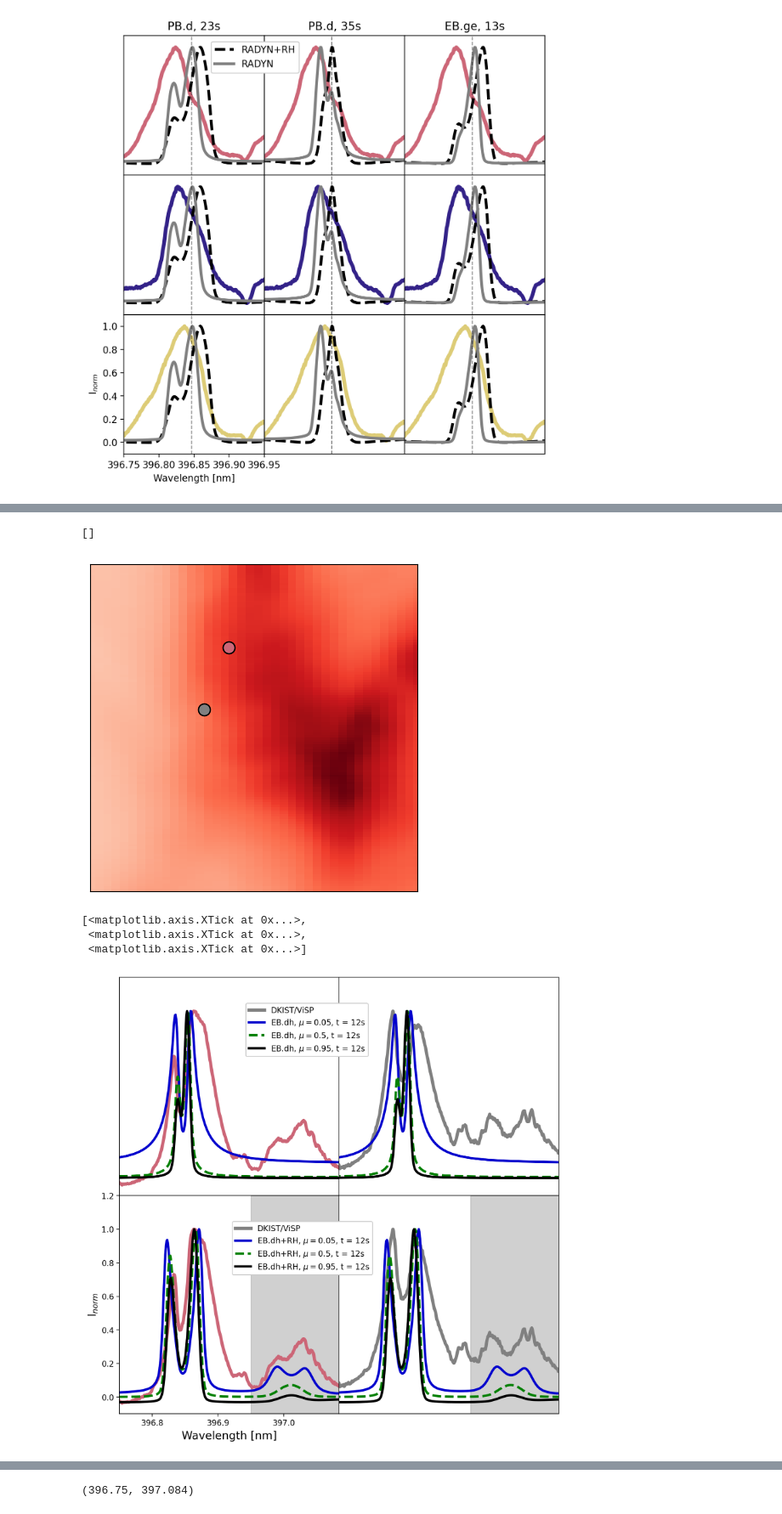
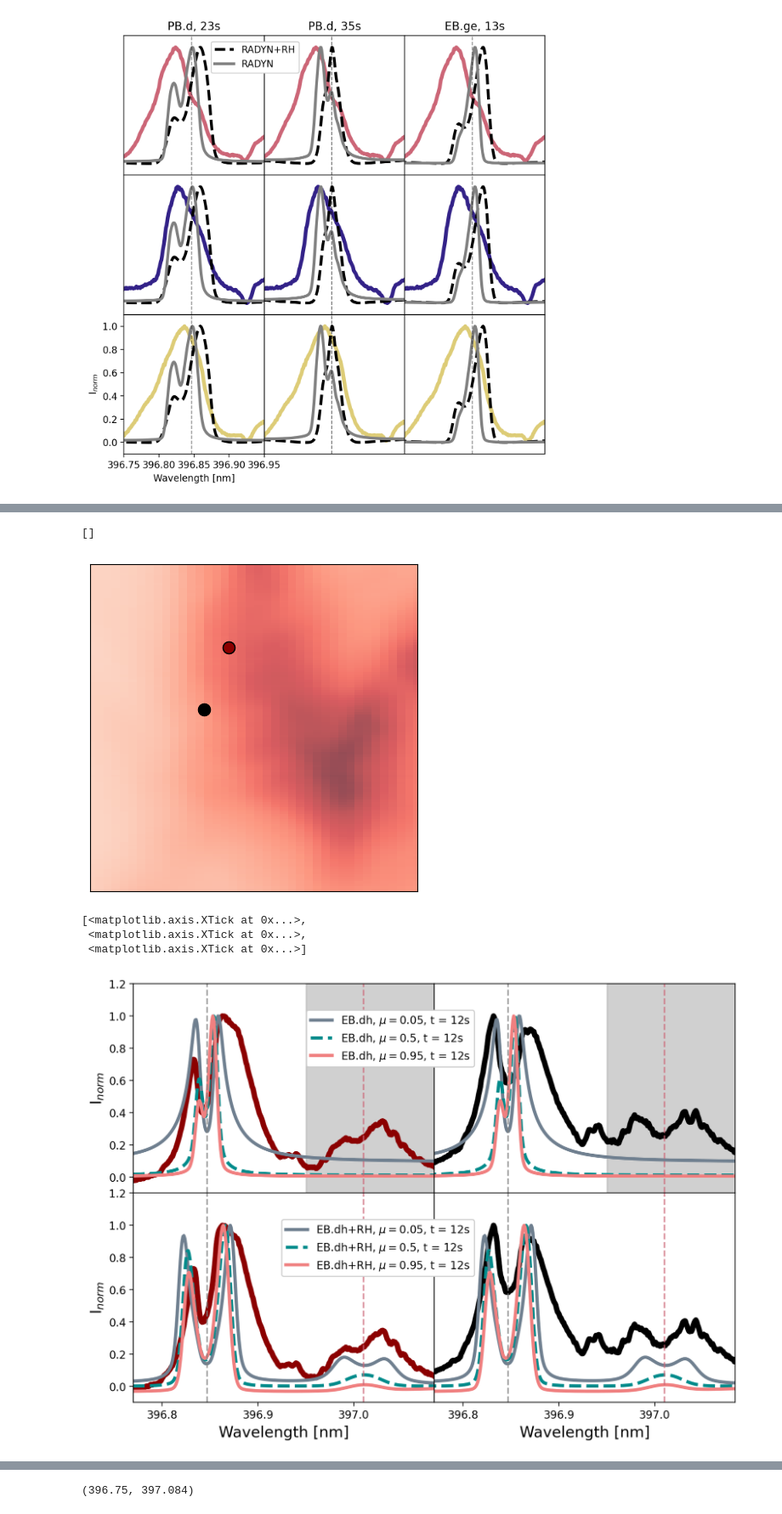
Before and after one commit to coletamburri2112/Flare_Patrol_Analysis, a Jupyter notebook: NOTEBOOKS/11_Aug_2024_Flare_Paper_Plots/11Aug2024_DKIST_RADYN+RH_CaIIH_Heps.ipynb, the cells around one changed output, grey strips where cells are left out. Shown at 85% size. Drawn from its saved outputs; the diff is of its cells as text; code cells hidden in the pictures.

Commit message:
plots extra thesis'

```diff
--- a/NOTEBOOKS/11_Aug_2024_Flare_Paper_Plots/11Aug2024_DKIST_RADYN+RH_CaIIH_Heps.ipynb
+++ b/NOTEBOOKS/11_Aug_2024_Flare_Paper_Plots/11Aug2024_DKIST_RADYN+RH_CaIIH_Heps.ipynb
@@ -1208,15 +1228,15 @@ fig,ax=plt.subplots(figsize=(5,5));
 if feature == 'blueshift':
     ax.pcolormesh(xarr_caII,yarr_caII,np.transpose(dkist_blue),cmap='Reds')
 else:
-    ax.pcolormesh(xarr_caII,yarr_caII,np.transpose(dkist_avg),cmap='Reds')
+    ax.pcolormesh(xarr_caII,yarr_caII,np.transpose(dkist_avg),cmap='Reds',alpha=0.7)
 
 
 for i in range(len(choice_is)):
     for i in range(len(choice_is)):
         if i==1:
-            ax.scatter(x_select[int(choice_is[i])],y_select[int(choice_is[i])],100,marker='o',c='grey',edgecolor='black')
+            ax.scatter(x_select[int(choice_is[i])],y_select[int(choice_is[i])],100,marker='o',c='black',edgecolor='black')
         else:
-            ax.scatter(x_select[int(choice_is[i])],y_select[int(choice_is[i])],100,marker='o',c=colors[i],edgecolor='black')
+            ax.scatter(x_select[int(choice_is[i])],y_select[int(choice_is[i])],100,marker='o',c='darkred',edgecolor='black')
 
 if feature =='blueshift':
     print("no")
@@ -1240,7 +1260,7 @@ ax.set_xticks([])
 ax.set_yticks([])
 # %% [output]
 []
-[figure, old version]
+[figure, new version]
 # %%
 #alternative deepheating
 
@@ -1254,28 +1274,28 @@ modcolors=tol_colors.tol_cset('high-contrast')
 
 modstyles = ['-','--','-']
 
-fig,ax=plt.subplots(2,2,dpi=200,figsize=(10,10))
+fig,ax=plt.subplots(2,2,dpi=200,figsize=(10,7))
 
 
 
 for j in range(2):
     for i in range(2):
         if j==1:
-            ax[i,j].plot(dkist_wl,normalize_range(dkist_int[lowvisp+int(cc[choice_is[j]][0]),:,int(cc[choice_is[j]][1])],contmin=lowvisp),alpha=1,linewidth=4,c='grey',label='DKIST/ViSP')
+            ax[i,j].plot(dkist_wl,normalize_range(dkist_int[lowvisp+int(cc[choice_is[j]][0]),:,int(cc[choice_is[j]][1])],contmin=lowvisp),alpha=1,linewidth=5,c='black')
         else:
-            ax[i,j].plot(dkist_wl,normalize_range(dkist_int[lowvisp+int(cc[choice_is[j]][0]),:,int(cc[choice_is[j]][1])],contmin=lowvisp),alpha=1,linewidth=4,c=colors[j],label='DKIST/ViSP')
+            ax[i,j].plot(dkist_wl,normalize_range(dkist_int[lowvisp+int(cc[choice_is[j]][0]),:,int(cc[choice_is[j]][1])],contmin=lowvisp),alpha=1,linewidth=5,c='darkred')
 
 # ax[0,j].plot(dkist_wl,normalize_range(modelscomp[j],contmin=hbeta_low-100),linewidth=3,color='black',linestyle=modstyles[j])
-        ax[i,j].set_xlim([396.75,397.084])
+        ax[i,j].set_xlim([396.77,397.084])
         ax[i,j].set_ylim([-0.1,1.2])
 # ax[0,j].axvline(486.135,c='black',linestyle='dashed',linewidth=2,alpha=0.5)
 
 
 for i in range(1):
     for j in range(2):
-        ax[i,j].plot(dkist_wl,normalize_range(modelscomp[3],contmin=lowvisp),linewidth=3,color='mediumblue',linestyle=modstyles[0],label='EB.dh, $\mu=0.05$, t = 12s')
-        ax[i,j].plot(dkist_wl,normalize_range(modelscomp[4],contmin=lowvisp),linewidth=3,color='green',linestyle=modstyles[1],label='EB.dh, $\mu=0.5$, t = 12s')
-        ax[i,j].plot(dkist_wl,normalize_range(modelscomp[5],contmin=lowvisp),linewidth=3,color='black',linestyle=modstyles[2],label='EB.dh, $\mu=0.95$, t = 12s')
+        ax[i,j].plot(dkist_wl,normalize_range(modelscomp[3],contmin=lowvisp),linewidth=3,color='slategray',linestyle=modstyles[0],label='EB.dh, $\mu=0.05$, t = 12s')
+        ax[i,j].plot(dkist_wl,normalize_range(modelscomp[4],contmin=lowvisp),linewidth=3,color='darkcyan',linestyle=modstyles[1],label='EB.dh, $\mu=0.5$, t = 12s')
+        ax[i,j].plot(dkist_wl,normalize_range(modelscomp[5],contmin=lowvisp),linewidth=3,color='lightcoral',linestyle=modstyles[2],label='EB.dh, $\mu=0.95$, t = 12s')
     if i!=1 or j!=0:
         ax[i,j].set_xticks([])
         ax[i,j].set_yticks([])
@@ -1283,39 +1303,49 @@ for i in range(1):
 
 i=1
 for j in range(2):
-    ax[i,j].plot(dkist_wl,normalize_range(modelscomp[0],contmin=lowvisp),linewidth=3,color='mediumblue',linestyle=modstyles[0],label='EB.dh+RH, $\mu=0.05$, t = 12s')
-    ax[i,j].plot(dkist_wl,normalize_range(modelscomp[1],contmin=lowvisp),linewidth=3,color='green',linestyle=modstyles[1],label='EB.dh+RH, $\mu=0.5$, t = 12s')
-    ax[i,j].plot(dkist_wl,normalize_range(modelscomp[2],contmin=lowvisp),linewidth=3,color='black',linestyle=modstyles[2],label='EB.dh+RH, $\mu=0.95$, t = 12s')
+    ax[i,j].plot(dkist_wl,normalize_range(modelscomp[0],contmin=lowvisp),linewidth=3,color='slategray',linestyle=modstyles[0],label='EB.dh+RH, $\mu=0.05$, t = 12s')
+    ax[i,j].plot(dkist_wl,normalize_range(modelscomp[1],contmin=lowvisp),linewidth=3,color='darkcyan',linestyle=modstyles[1],label='EB.dh+RH, $\mu=0.5$, t = 12s')
+    ax[i,j].plot(dkist_wl,normalize_range(modelscomp[2],contmin=lowvisp),linewidth=3,color='lightcoral',linestyle=modstyles[2],label='EB.dh+RH, $\mu=0.95$, t = 12s')
 
 for i in range(2):
     for j in range(2):
 
         if i!=1 or j!=0:
             ax[i,j].set_xticks([])
             ax[i,j].set_yticks([])
 
-        if i >0:
+        if i <1:
             ax[i,j].axvspan(396.95,397.09,color='grey',alpha=0.2)
             ax[i,j].axvspan(396.95,397.09,color='grey',alpha=0.2)
+        ax[i,j].axvline(396.847,c='grey',linestyle='dashed',alpha=0.7)
+        ax[i,j].axvline(397.01,c='#CC6677',linestyle='dashed',alpha=0.7)
 
-ax[1,1].legend(bbox_to_anchor=(0.17,.9),framealpha=1)
+ax[1,1].legend(bbox_to_anchor=(0.15,.9),framealpha=1)
 ax[0,1].legend(bbox_to_anchor=(0.15,.9),framealpha=1)
 
 
 fig.subplots_adjust(hspace=0, wspace=0)
 
 ax[1,0].set_ylabel(r'I$_{norm}$',fontsize=14)
+ax[0,0].set_ylabel(r'I$_{norm}$',fontsize=14)
 ax[1,0].set_xlabel('Wavelength [nm]',fontsize=14)
+ax[1,1].set_xlabel('Wavelength [nm]',fontsize=14)
+
+ax[1,0].set_yticks([0,.2,.4,.6,.8,1,1.2])
+ax[0,0].set_yticks([0,.2,.4,.6,.8,1,1.2])
+
 
 ax[1,0].set_xticks([396.8,396.9,397.0])
+ax[1,1].set_xticks([396.8,396.9,397.0])
+
 
 #ax[1,0].set_xticks([486.0,486.1,486.2,486.3])
 #ax[2,0].set_yticks([0,0.5,1])
 # %% [output]
 [<matplotlib.axis.XTick at 0x...>,
  <matplotlib.axis.XTick at 0x...>,
  <matplotlib.axis.XTick at 0x...>]
-[figure, old version]
+[figure, new version]
 # %%
 #for symm
 
```
Also changed, not shown: parts of 8 cells of this notebook, 14 other files.
